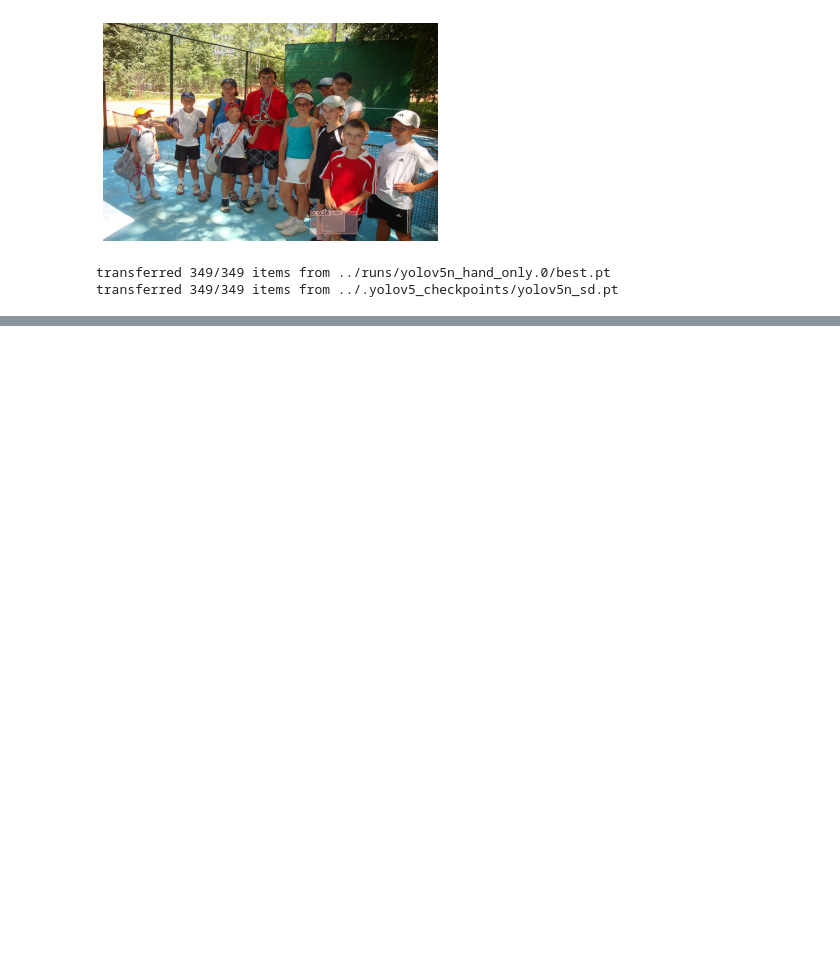
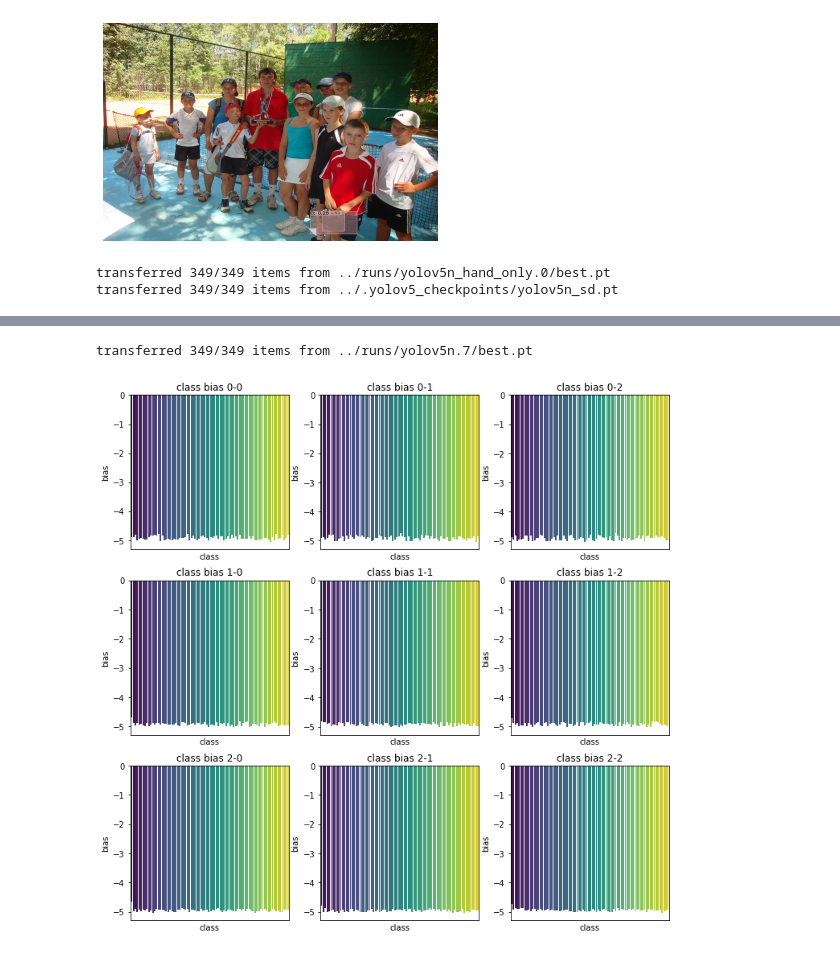
Before and after one commit to klrc/nano, a Jupyter notebook: experiments/issue_hand_detected_as_human.ipynb, the cells around one changed output, grey strips where cells are left out. Cells and saved outputs as stored; diff of their text form; code cells hidden in the pictures; blank space fills up the shorter version.

```diff
--- a/experiments/hand_det_issue.ipynb
+++ b/experiments/issue_hand_detected_as_human.ipynb
@@ -262,0 +295,24 @@ transferred 349/349 items from ../.yolov5_checkpoints/yolov5n_sd.pt
+# %%
+# 检查模型bias
+import sys
+import pandas as pd
+import matplotlib.pyplot as plt
+import seaborn as sns
+
+sys.path.append('..')
+from object_detection.yolov5_ultralytics import yolov5n, yolov5s
+
+model = yolov5n(82, weights="../runs/yolov5n.7/best.pt").eval()
+plt.subplots(3, 3, figsize=(12, 12))
+for i in range(3):
+    for j in range(3):
+        bias = model.detect.m[i].bias.data[87*j+5: 87*(j+1)]
+        d1 = pd.DataFrame(enumerate(bias.flatten().tolist()), columns=pd.Index(['class', 'bias']))
+        plt.subplot(3, 3, i*3+j+1)
+        sns.barplot(data=d1, x='class', y='bias', palette="viridis")
+        plt.title(f'class bias {i}-{j}')
+        plt.xticks([])
+plt.show()
+# %% [output]
+transferred 349/349 items from ../runs/yolov5n.7/best.pt
+[figure, added]
```
Also changed, not shown: parts of 10 cells of this notebook, 20 other files.
